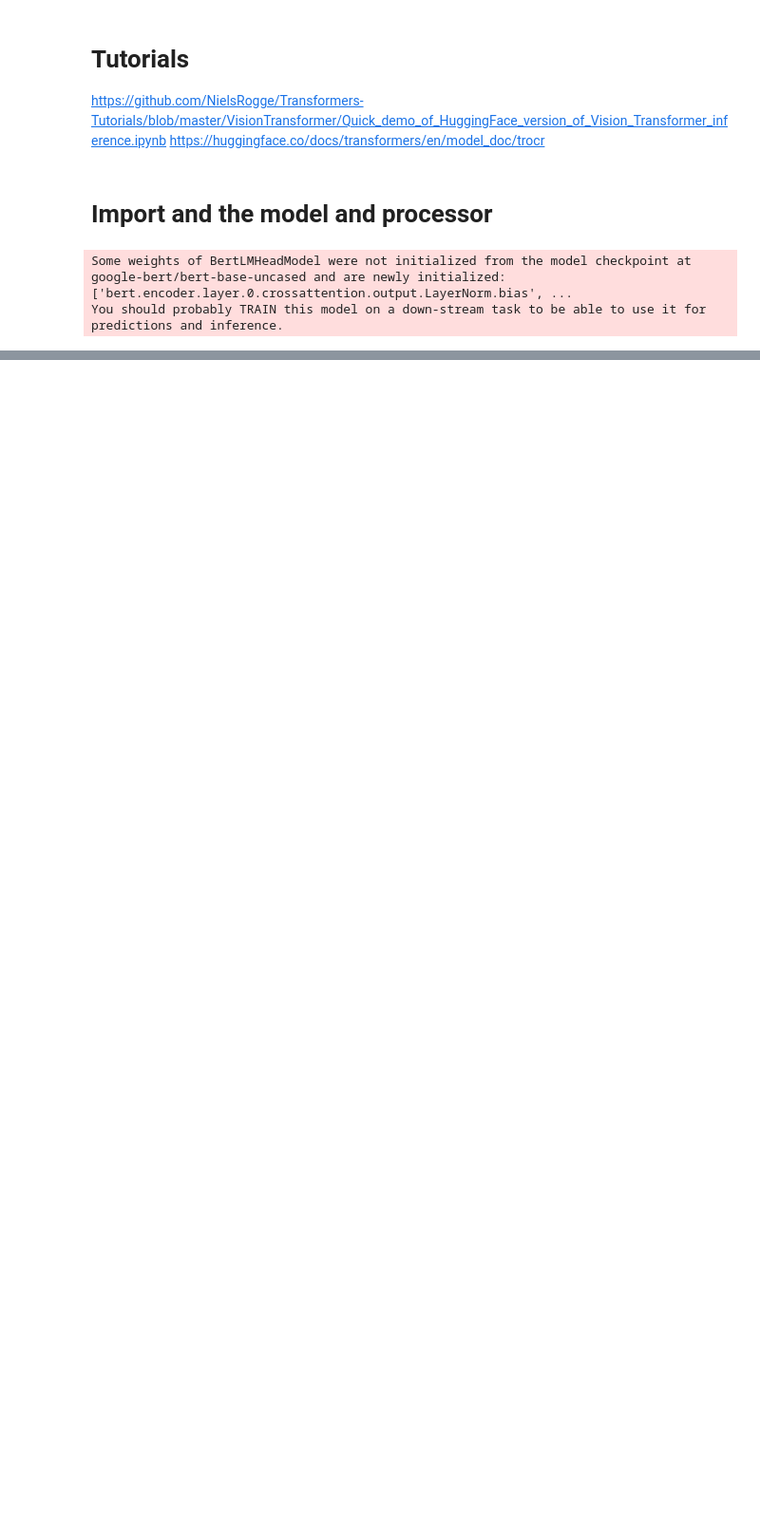
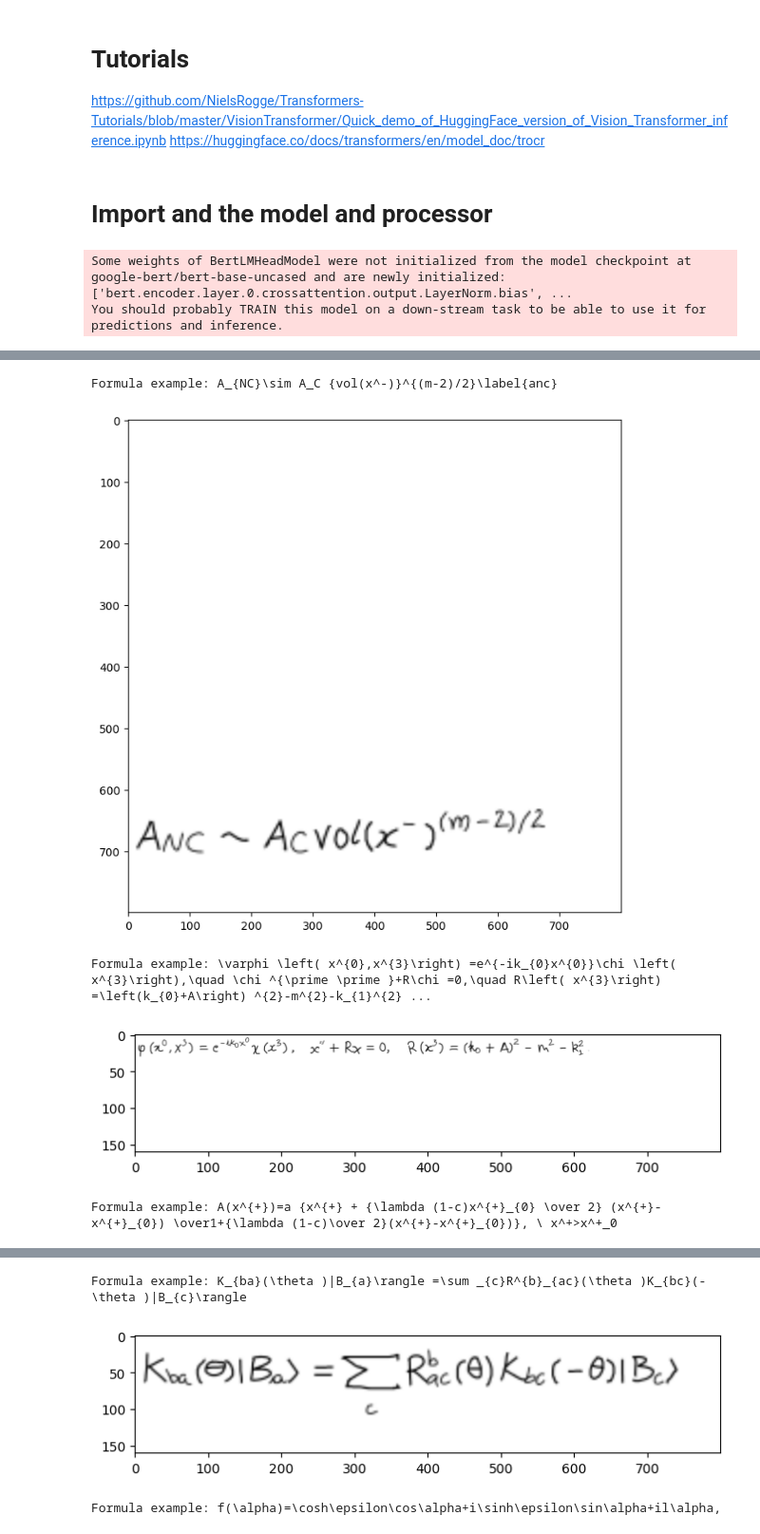
Before and after one commit to KitPi/handwriting2Markdown, a Jupyter notebook: main.ipynb, the cells around one changed output, grey strips where cells are left out. Shown at 95% size. Saved outputs shown, nothing was run; the diff lists cells and outputs as text; code cells hidden in the pictures; blank space fills up the shorter version.

Commit message:
Datasets are done

```diff
--- a/main.ipynb
+++ b/main.ipynb
@@ -179,0 +195,25 @@ ValueError: too many values to unpack (expected 2)
+# %%
+import matplotlib.pyplot as plt
+import numpy as np
+
+# Print dataset samples to verify
+count =0
+for batch in train_loader:
+
+    print(f"Formula example: {batch['formula'][0]}")
+
+    img_tensor = batch['image'][0]
+    img_numpy = img_tensor.permute(1, 2, 0).numpy()
+
+    plt.figure(figsize=(8,8))
+    plt.imshow(img_numpy, cmap='grey')
+    plt.show()
+    if count ==4:
+        break
+    count+=1
+# %% [output]
+Formula example: A_{NC}\sim A_C {vol(x^-)}^{(m-2)/2}\label{anc}
+[figure, added]
+Formula example: \varphi \left( x^{0},x^{3}\right) =e^{-ik_{0}x^{0}}\chi \left( x^{3}\right),\quad \chi ^{\prime \prime }+R\chi =0,\quad R\left( x^{3}\right) =\left(k_{0}+A\right) ^{2}-m^{2}-k_{1}^{2} ...
+[figure, added]
+Formula example: A(x^{+})=a {x^{+} + {\lambda (1-c)x^{+}_{0} \over 2} (x^{+}-x^{+}_{0}) \over1+{\lambda (1-c)\over 2}(x^{+}-x^{+}_{0})}, \ x^+>x^+_0
@@ -179,0 +221,3 @@ ValueError: too many values to unpack (expected 2)
+Formula example: K_{ba}(\theta )|B_{a}\rangle =\sum _{c}R^{b}_{ac}(\theta )K_{bc}(-\theta )|B_{c}\rangle
+[figure, added]
+Formula example: f(\alpha)=\cosh\epsilon\cos\alpha+i\sinh\epsilon\sin\alpha+il\alpha,
```
Also changed, not shown: parts of 4 cells of this notebook.
